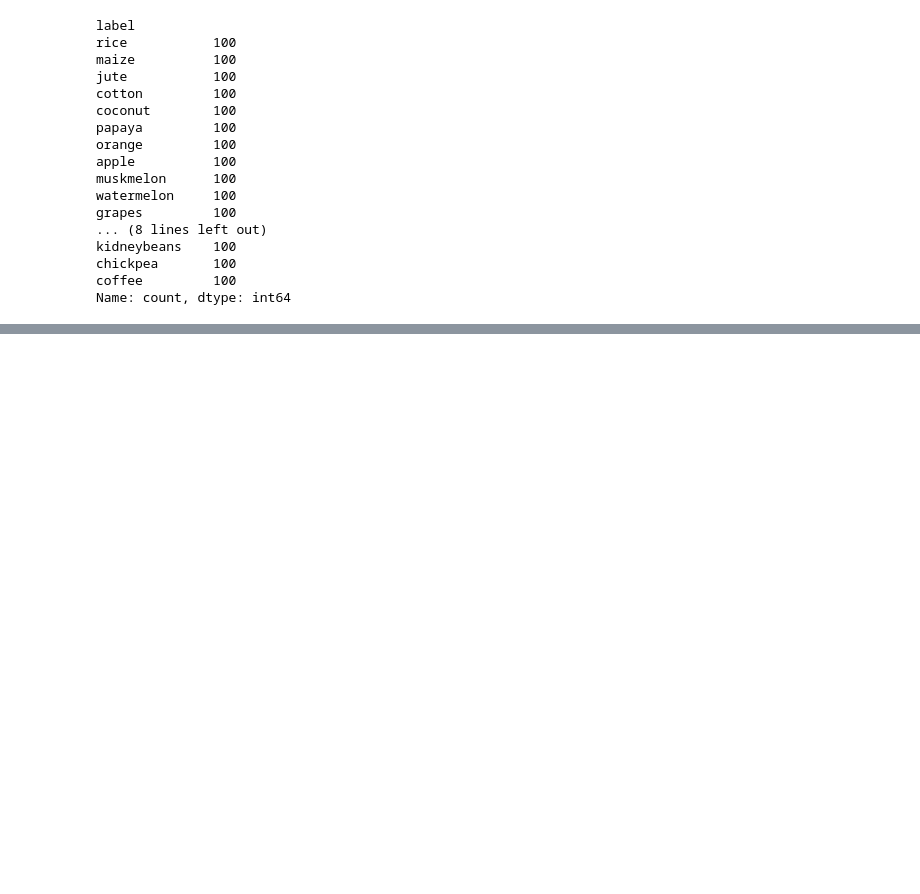
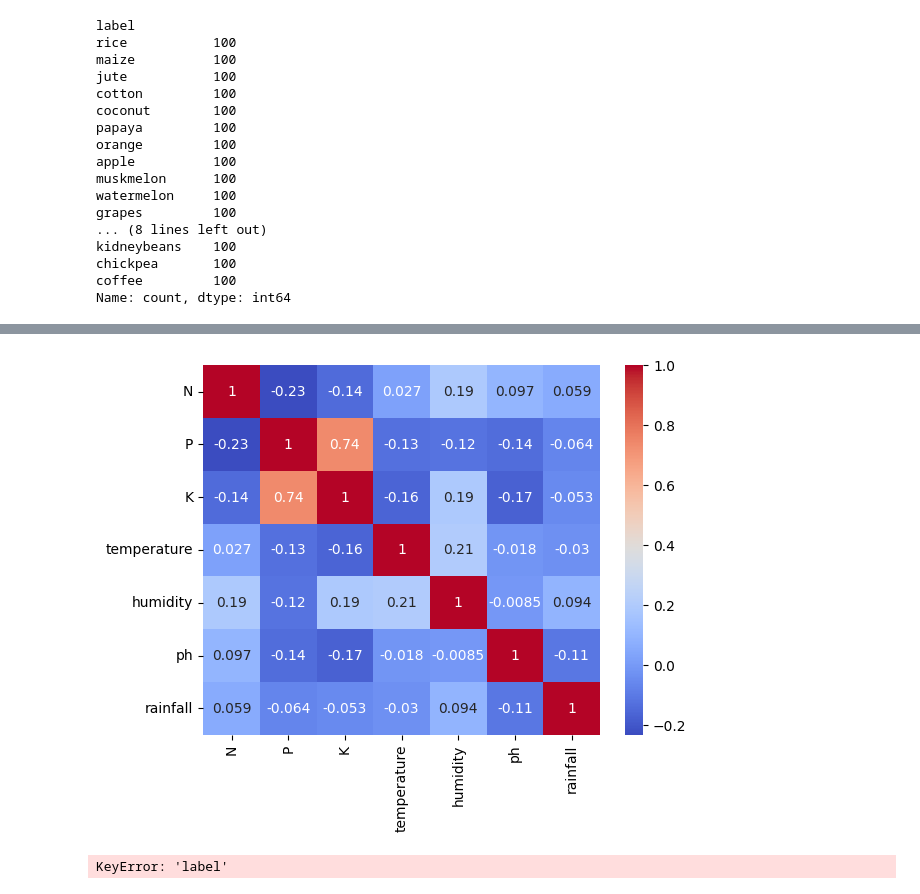
Before and after one commit to chanchall26/Week-1., a Jupyter notebook: crop.ipynb, the cells around one changed output, grey strips where cells are left out. Cells and saved outputs as stored; diff of their text form; code cells hidden in the pictures; blank space fills up the shorter version.

```diff
--- a/crop.ipynb
+++ b/crop.ipynb
@@ -144,0 +189,24 @@ Note: you may need to restart the kernel to use updated packages.
+# %%
+import seaborn as sns
+import pandas as pd
+import numpy as np
+import matplotlib.pyplot as plt
+
+# Load the data
+crop = pd.read_csv("Crop_recommendation.csv")
+
+# Select only the numeric columns
+numeric_cols = crop.select_dtypes(include=[np.number])
+
+# Calculate the correlation matrix
+corr = numeric_cols.corr()
+
+# Create a heatmap
+sns.heatmap(corr, annot=True, cmap='coolwarm')
+plt.show()
+# %% [output]
+[figure, added]
+# %%
+crop['label'].nunique()
+# %% [output]
+KeyError: 'label'
```
Also changed, not shown: parts of 10 cells of this notebook.
